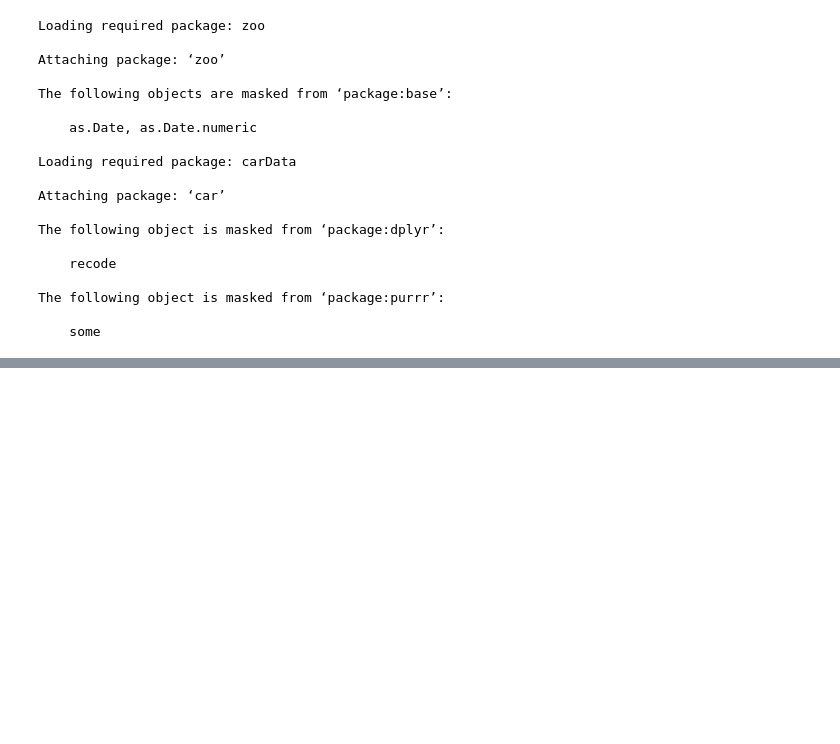
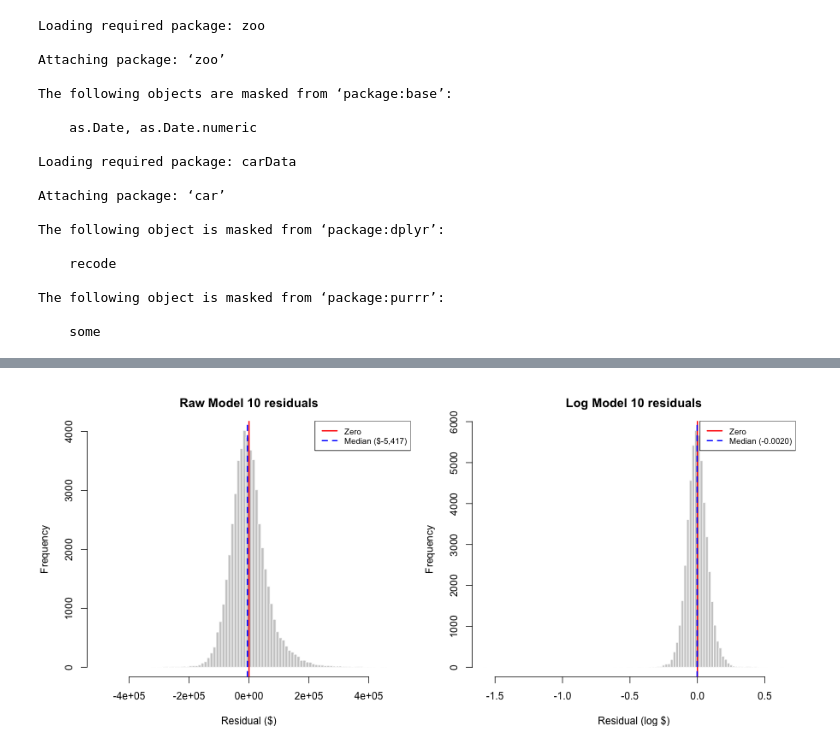
Before and after one commit to wongpeiting/hdb-regression, a Jupyter notebook: 12-model-diagnostics.ipynb, the cells around one changed output, grey strips where cells are left out. Cells and saved outputs as stored; diff of their text form; code cells hidden in the pictures; blank space fills up the shorter version.

```diff
--- a/12-model-diagnostics.ipynb
+++ b/12-model-diagnostics.ipynb
@@ -102,0 +134,24 @@ The following object is masked from ‘package:purrr’:
+# %%
+%%R -w 900 -h 400
+par(mfrow = c(1, 2), mar = c(4, 4, 3, 1))
+
+# Raw model residuals
+hist(resid(model10), breaks = 100, col = 'grey80', border = 'white',
+     main = 'Raw Model 10 residuals', xlab = 'Residual ($)',
+     xlim = c(-500000, 500000))
+abline(v = 0, col = 'red', lwd = 2)
+abline(v = median(resid(model10)), col = 'blue', lwd = 2, lty = 2)
+legend('topright', c('Zero', sprintf('Median ($%s)',
+    format(round(median(resid(model10))), big.mark = ','))),
+    col = c('red', 'blue'), lwd = 2, lty = c(1, 2), cex = 0.8)
+
+# Log model residuals
+hist(resid(model_log), breaks = 100, col = 'grey80', border = 'white',
+     main = 'Log Model 10 residuals', xlab = 'Residual (log $)')
+abline(v = 0, col = 'red', lwd = 2)
+abline(v = median(resid(model_log)), col = 'blue', lwd = 2, lty = 2)
+legend('topright', c('Zero', sprintf('Median (%.4f)',
+    median(resid(model_log)))),
+    col = c('red', 'blue'), lwd = 2, lty = c(1, 2), cex = 0.8)
+# %% [output]
+[figure, added]
```
Also changed, not shown: parts of 3 cells of this notebook.
